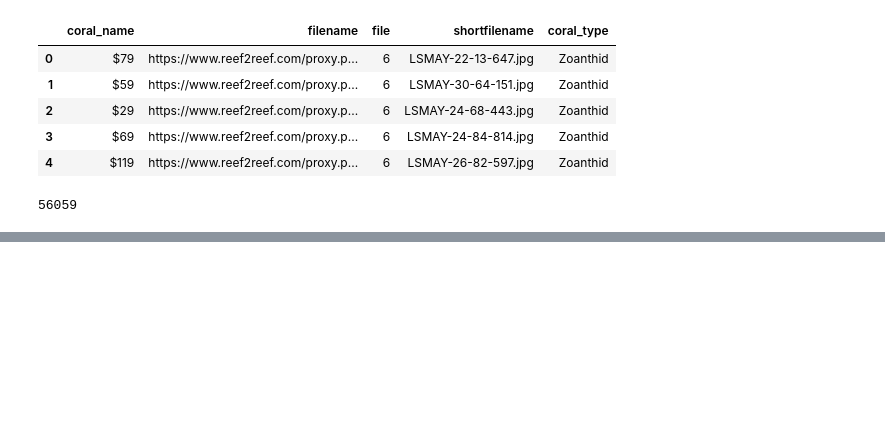
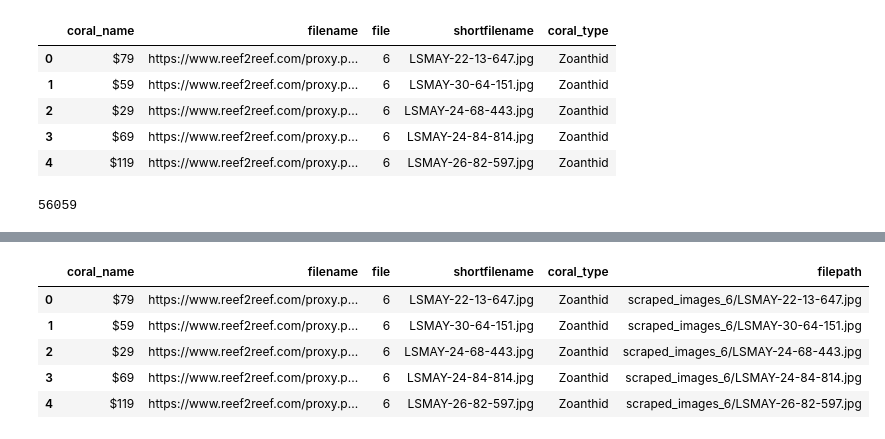
Before and after one commit to Frizzles7/coral_id, a Jupyter notebook: coral_names_cleanup.ipynb, the cells around one changed output, grey strips where cells are left out. Drawn from its saved outputs; the diff is of its cells as text; code cells hidden in the pictures; blank space fills up the shorter version.

```diff
--- a/coral_names_cleanup.ipynb
+++ b/coral_names_cleanup.ipynb
@@ -866,6 +839,9 @@ df[df.duplicated(subset=['shortfilename'], keep=False)].sort_values(by=['shortfi
-# %%
-# determine which of the duplicates to be deleted
-# FINISH THIS AND FINISH TO DO ABOVE
-df.iloc[[787,788,19365], 4] = 'Delete'
+# %%
+# duplicate files (from filename and shortfilename) listed multiple ways
+# set coral_type to "Delete" for incorrect listings
+df.iloc[[5383,18751,6457], 4] = 'Delete'
+# %%
+# final dataframe includes all coral types except "Delete"
+df = df[df['coral_type'] != 'Delete']
 # %%
 df.shape[0]
@@ -871,0 +850,11 @@ df.shape[0]
+# %%
+df['filepath'] = 'scraped_images_' + df['file'].astype(str) + '/' + df['shortfilename']
+# %%
+df.head()
+# %% [output]
+|  | coral_name | filename | file | shortfilename | coral_type | filepath |
+| 0 | $79 | https://www.reef2reef.com/proxy.p... | 6 | LSMAY-22-13-647.jpg | Zoanthid | scraped_images_6/LSMAY-22-13-647.jpg |
+| 1 | $59 | https://www.reef2reef.com/proxy.p... | 6 | LSMAY-30-64-151.jpg | Zoanthid | scraped_images_6/LSMAY-30-64-151.jpg |
+| 2 | $29 | https://www.reef2reef.com/proxy.p... | 6 | LSMAY-24-68-443.jpg | Zoanthid | scraped_images_6/LSMAY-24-68-443.jpg |
+| 3 | $69 | https://www.reef2reef.com/proxy.p... | 6 | LSMAY-24-84-814.jpg | Zoanthid | scraped_images_6/LSMAY-24-84-814.jpg |
+| 4 | $119 | https://www.reef2reef.com/proxy.p... | 6 | LSMAY-26-82-597.jpg | Zoanthid | scraped_images_6/LSMAY-26-82-597.jpg |
```
Also changed, not shown: parts of 11 cells of this notebook.
